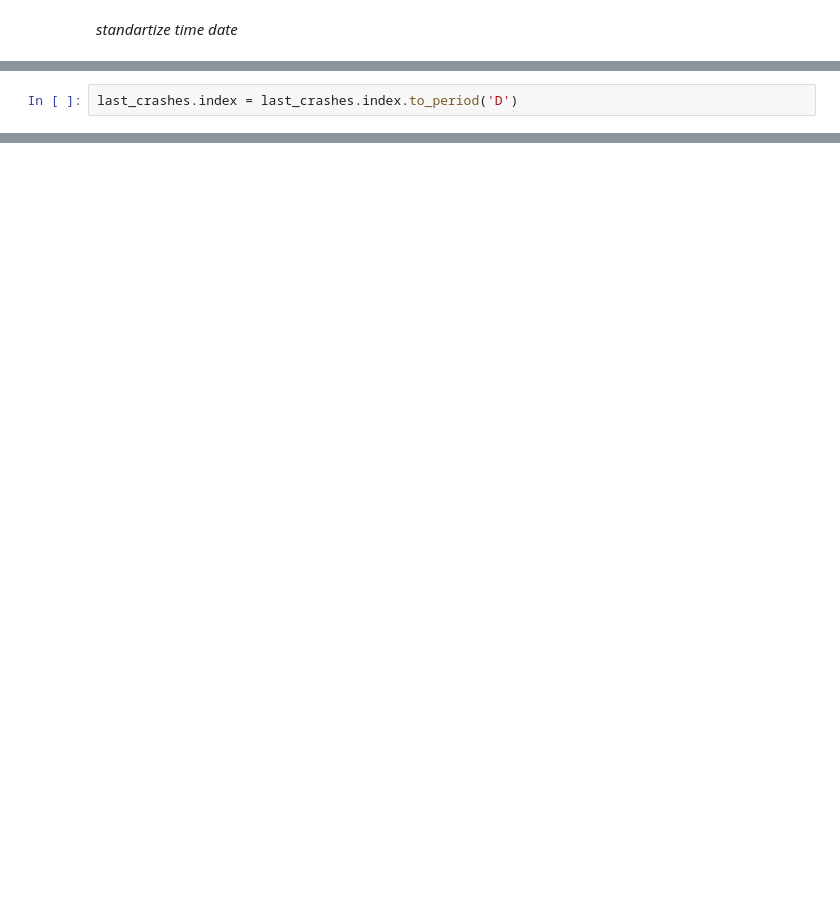
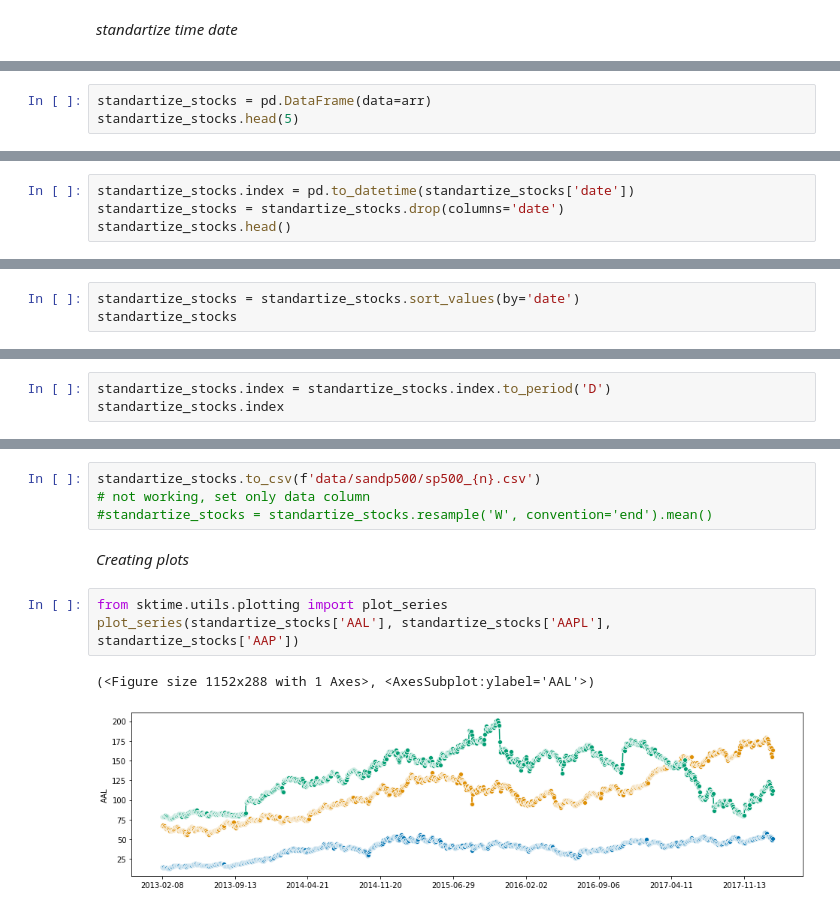
Before and after one commit to 00-2/msu_course_data_analisis, a Jupyter notebook: dz6_api_multidimensional_time.ipynb, the cells around one changed output, grey strips where cells are left out. Saved outputs shown, nothing was run; the diff lists cells and outputs as text; blank space fills up the shorter version.

```diff
--- a/dz6_api_multidimensional_time.ipynb
+++ b/dz6_api_multidimensional_time.ipynb
@@ -124,0 +59,3 @@ last_crashes
+# %%
+standartize_stocks = pd.DataFrame(data=arr)
+standartize_stocks.head(5)
@@ -124,0 +69,4 @@ last_crashes
+# %%
+standartize_stocks.index = pd.to_datetime(standartize_stocks['date'])
+standartize_stocks = standartize_stocks.drop(columns='date')
+standartize_stocks.head()
@@ -124,0 +81,3 @@ last_crashes
+# %%
+standartize_stocks = standartize_stocks.sort_values(by='date')
+standartize_stocks
@@ -125,2 +99,3 @@ last_crashes
 # %%
-last_crashes.index = last_crashes.index.to_period('D')
+standartize_stocks.index = standartize_stocks.index.to_period('D')
+standartize_stocks.index
@@ -138,0 +132,12 @@ last_crashes.head()
+# %%
+standartize_stocks.to_csv(f'data/sandp500/sp500_{n}.csv')
+# not working, set only data column
+#standartize_stocks = standartize_stocks.resample('W', convention='end').mean()
+# %% [markdown]
+*Creating plots*
+# %%
+from sktime.utils.plotting import plot_series
+plot_series(standartize_stocks['AAL'], standartize_stocks['AAPL'], standartize_stocks['AAP'])
+# %% [output]
+(<Figure size 1152x288 with 1 Axes>, <AxesSubplot:ylabel='AAL'>)
+[figure, added]
```
Also changed, not shown: parts of 30 cells of this notebook, 2 other files.
